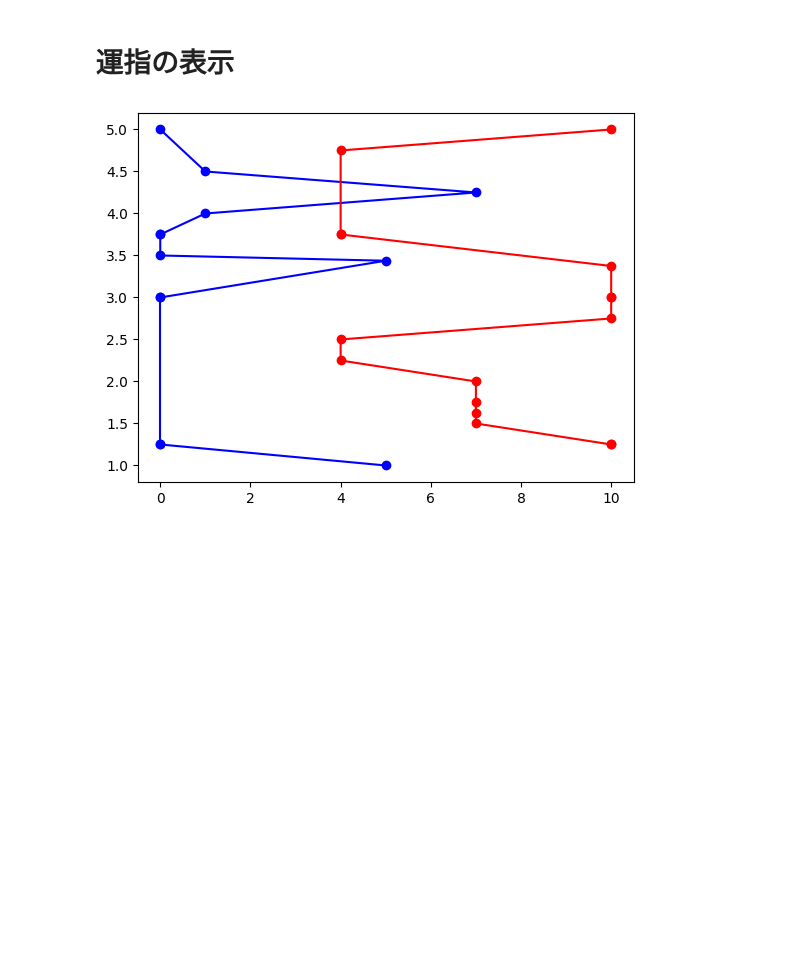
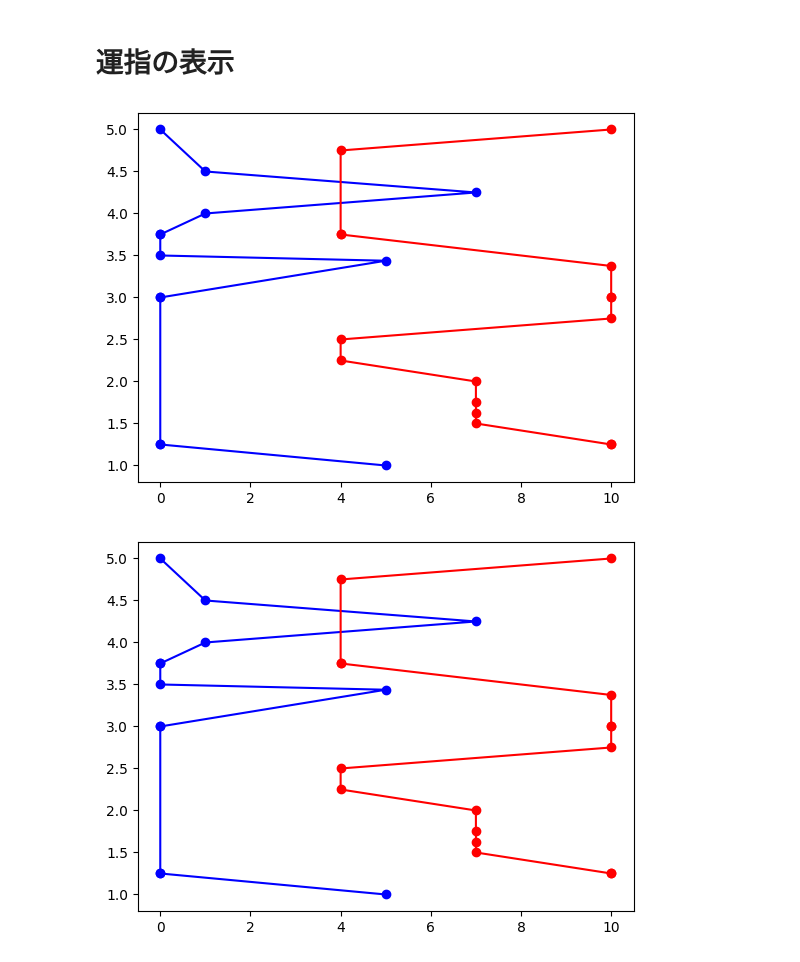
Before and after one commit to vdslab/watahal_proseka-score, a Jupyter notebook: score/fingering_vis.ipynb, the cells around one changed output. Cells and saved outputs as stored; diff of their text form; code cells hidden in the pictures; blank space fills up the shorter version.

```diff
--- a/score/fingering_vis.ipynb
+++ b/score/fingering_vis.ipynb
@@ -3,26 +3,59 @@
 # %%
 from move_score import _get_fingering
 from pprint import pprint
 import matplotlib.pyplot as plt
-
+import json
 
 fingerings = _get_fingering("./data/m155.json")
 
 # pprint(fingerings)
+def unique(notes):
+    jsonize = [json.dumps(d, sort_keys=True) for d in notes]
+    set_json = list(dict.fromkeys(jsonize))
+    set_notes = [json.loads(d) for d in set_json]
+    return set_notes
+
+left = [[],[]]
+left_set = [[],[]]
+
+right = [[],[]]
+right_set = [[],[]]
 
 for i,fingering in enumerate(fingerings):
     # left
     ids, notes = fingering["left"].notes
     xs = [note.x for note in notes]
     ys = [note.y for note in notes]
-    plt.plot(xs, ys, color="b", marker="o")
+    left[0] += xs
+    left[1] += ys
+    notes = unique([d.to_dict() for d in notes])
+    xs = [note["x"] for note in notes]
+    ys = [note["y"] for note in notes]
+    left_set[0] += xs
+    left_set[1] += ys
 
     # right
     ids, notes = fingering["right"].notes
     xs = [note.x for note in notes]
     ys = [note.y for note in notes]
-    plt.plot(xs, ys, color="r", marker="o")
+    right[0] += xs
+    right[1] += ys
+    notes = unique([d.to_dict() for d in notes])
+    xs = [note["x"] for note in notes]
+    ys = [note["y"] for note in notes]
+    right_set[0] += xs
+    right_set[1] += ys
+
     if i >= 3:
         break
+
+plt.plot(left[0], left[1], color="b", marker="o")
+plt.plot(right[0], right[1], color="r", marker="o")
+plt.show()
+
+plt.plot(left_set[0], left_set[1], color="b", marker="o")
+plt.plot(right_set[0], right_set[1], color="r", marker="o")
+plt.show()
 # %% [output]
 [figure]
+[figure, added]
```
